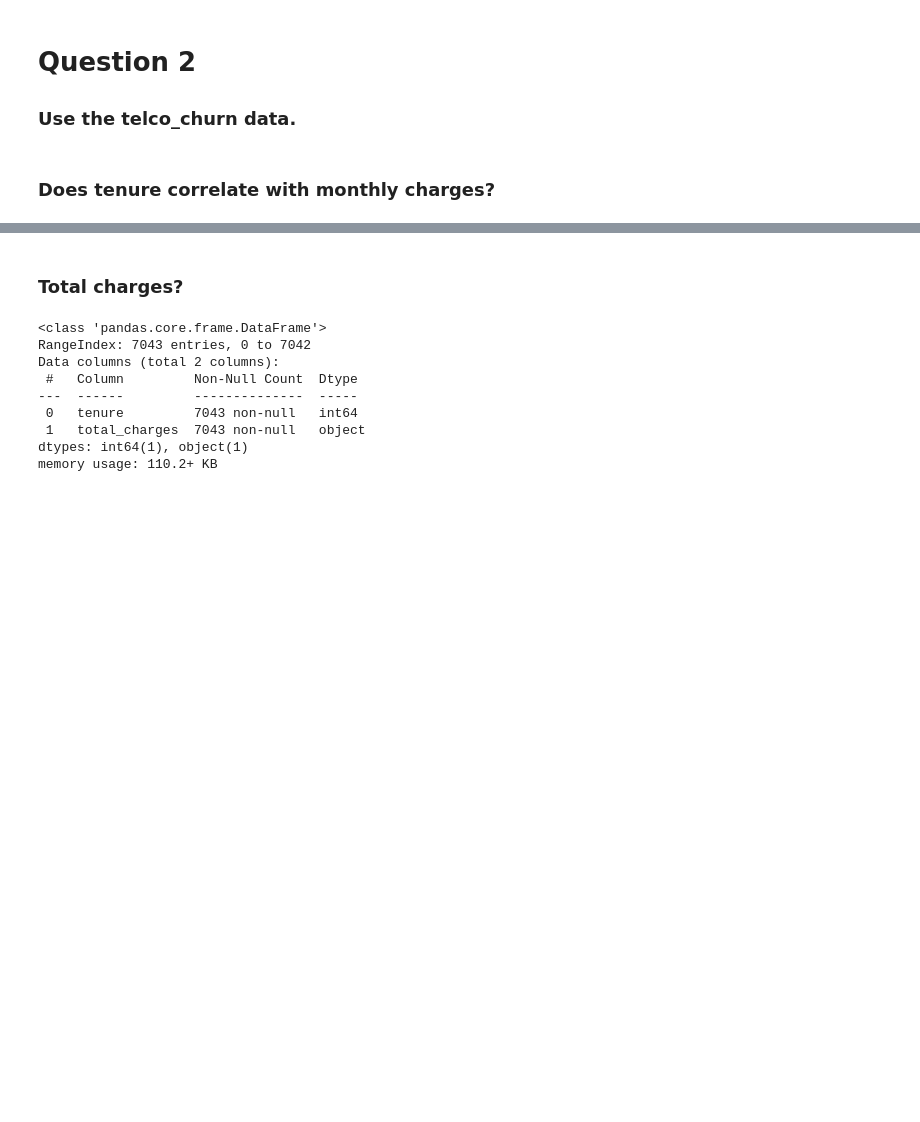
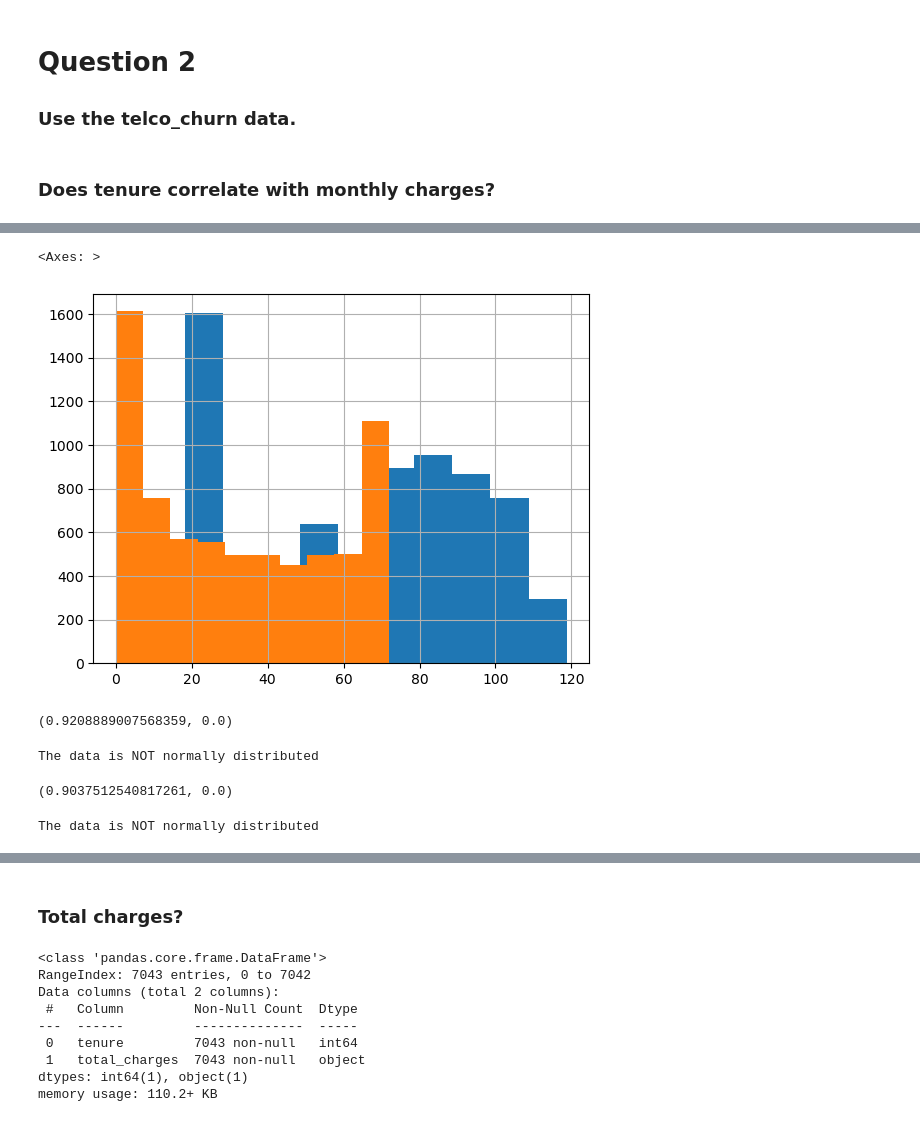
Before and after one commit to Ramiro-Lopez/stats-lessons, a Jupyter notebook: hypothesis_testing.ipynb, the cells around one changed output, grey strips where cells are left out. Drawn from its saved outputs; the diff is of its cells as text; code cells hidden in the pictures; blank space fills up the shorter version.

```diff
--- a/hypothesis_testing.ipynb
+++ b/hypothesis_testing.ipynb
@@ -198,0 +182,9 @@ from scipy.stats import shapiro
+# %%
+#visual test of distribution for monthly charges
+df.monthly_charges.hist()
+
+#visual test of distribution for tenure
+df.tenure.hist()
+# %% [output]
+<Axes: >
+[figure, added]
@@ -198,0 +204,24 @@ from scipy.stats import shapiro
+# %%
+# You can use a Shapiro Test to confirm normalcy
+
+r, p = stats.shapiro(df.monthly_charges)
+
+r, p
+# %% [output]
+(0.9208889007568359, 0.0)
+# %%
+eval_dist(r,p)
+# %% [output]
+The data is NOT normally distributed
+# %%
+#let's get the stats for tenure
+r2, p2 = stats.shapiro(df.tenure)
+
+#see those values
+r2, p2
+# %% [output]
+(0.9037512540817261, 0.0)
+# %%
+eval_dist(r2, p2)
+# %% [output]
+The data is NOT normally distributed
```
Also changed, not shown: parts of 92 cells of this notebook.
